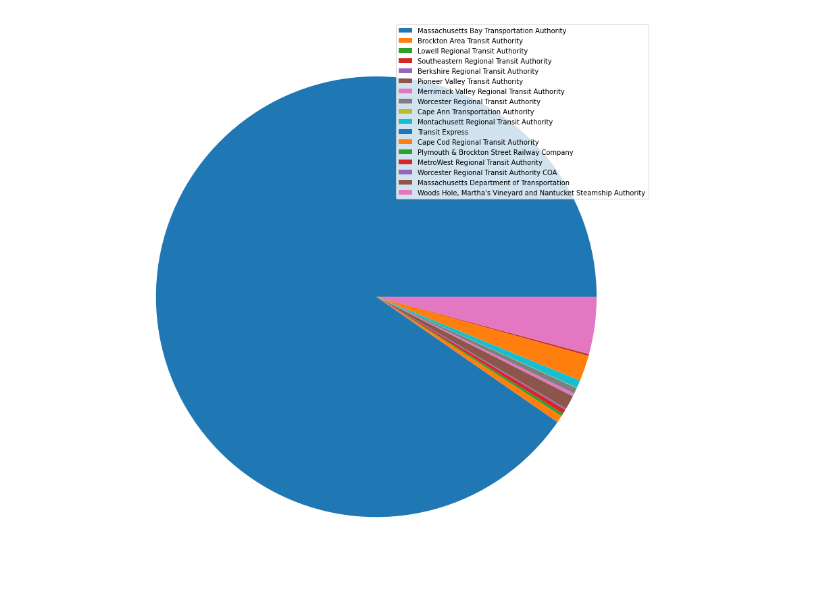
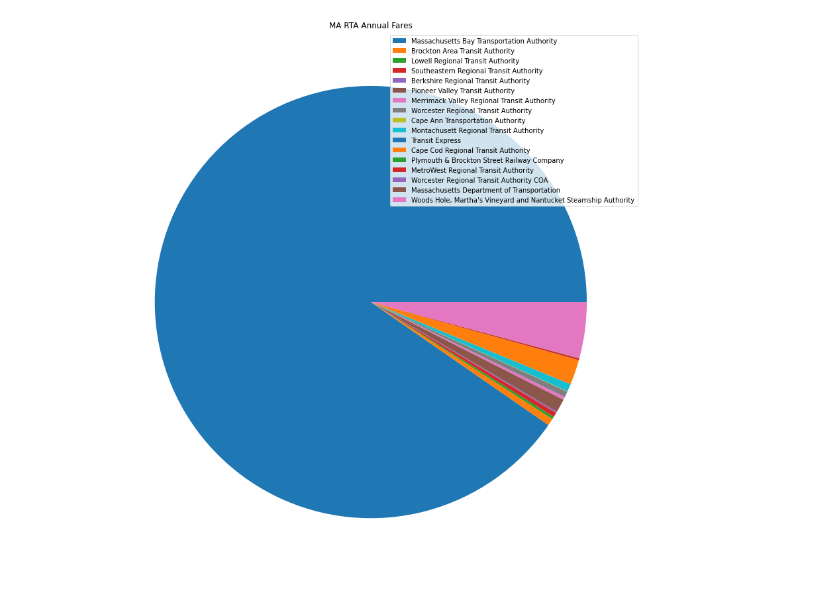
Before and after one commit to cumason123/transit-equity, a Jupyter notebook: src/rta_aggregation.ipynb, the cells around one changed output. Drawn from its saved outputs; the diff is of its cells as text; code cells hidden in the pictures.

Commit message:
added title to pie graph

```diff
--- a/src/rta_aggregation.ipynb
+++ b/src/rta_aggregation.ipynb
@@ -77,10 +77,11 @@ agency_fares[['total fare']] = agency_fares.apply(
 # %%
 fig = plt.figure(figsize=(30,15))
 plt.pie(agency_fares[['total fare']].to_numpy().flatten().astype(int))
 plt.legend(labels=agency_fares[['Agency']].to_numpy().flatten())
+plt.title('MA RTA Annual Fares')
 plt.show()
 # %% [output]
-[figure, old version]
+[figure, new version]
 # %%
 # Get only brockton
 brockton = {
```
Also changed, not shown: parts of 2 cells of this notebook.
